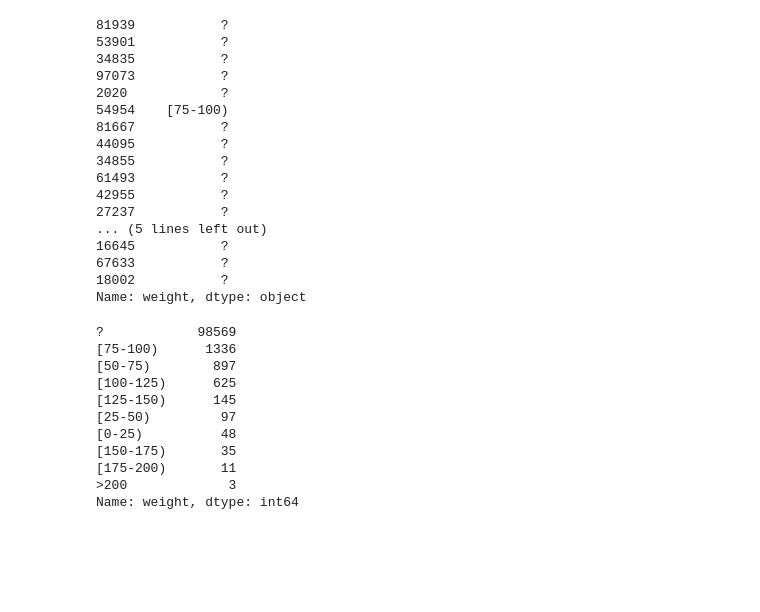
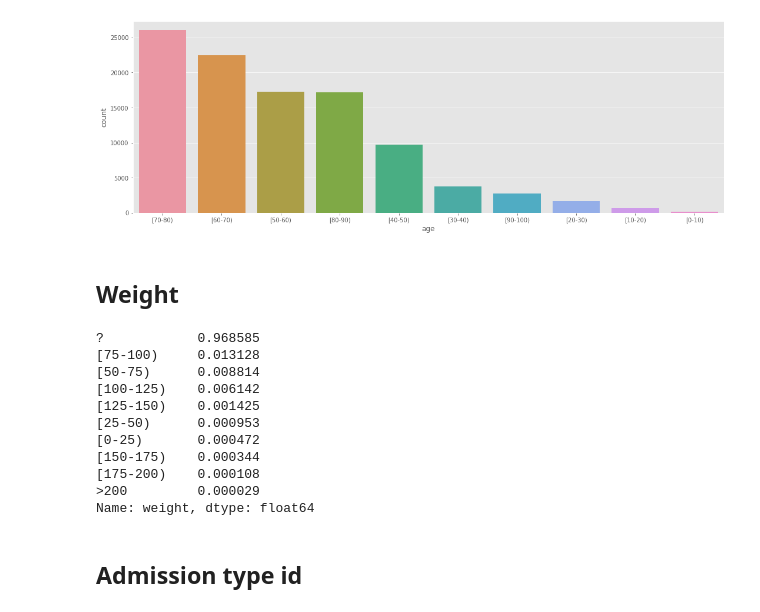
Before and after one commit to IgnacioNicolasAlvarez/Proyecto-Final-Rolling-Code-DS-2020, a Jupyter notebook: notebook.ipynb, the cells around one changed output. Drawn from its saved outputs; the diff is of its cells as text; code cells hidden in the pictures; blank space fills up the shorter version.

```diff
--- a/notebook.ipynb
+++ b/notebook.ipynb
@@ -96,0 +162,5 @@ dtype: int64
+# %%
+sns.countplot(x=df_raw['age'],
+              order = df_raw['age'].value_counts().index);
+# %% [output]
+[figure, added]
@@ -97,33 +169,17 @@ dtype: int64
+# %% [markdown]
+## Weight
 # %%
-display(df_raw.sample(20)['weight'])
-display(df_raw['weight'].value_counts())
+display(df_raw['weight'].value_counts(normalize=True))
 # %% [output]
-81939           ?
-53901           ?
-34835           ?
-97073           ?
-2020            ?
-54954    [75-100)
-81667           ?
-44095           ?
-34855           ?
-61493           ?
-42955           ?
-27237           ?
-... (5 lines left out)
-16645           ?
-67633           ?
-18002           ?
-Name: weight, dtype: object
+?            0.968585
+[75-100)     0.013128
+[50-75)      0.008814
+[100-125)    0.006142
+[125-150)    0.001425
+[25-50)      0.000953
+[0-25)       0.000472
+[150-175)    0.000344
+[175-200)    0.000108
+>200         0.000029
+Name: weight, dtype: float64
-?            98569
-[75-100)      1336
-[50-75)        897
-[100-125)      625
-[125-150)      145
-[25-50)         97
-[0-25)          48
-[150-175)       35
-[175-200)       11
->200             3
-Name: weight, dtype: int64
 # %%
@@ -131 +186,3 @@ columnas_dropear = []
 columnas_dropear.append('weight')
+# %% [markdown]
+## Admission type id
```
Also changed, not shown: parts of 60 cells of this notebook.
